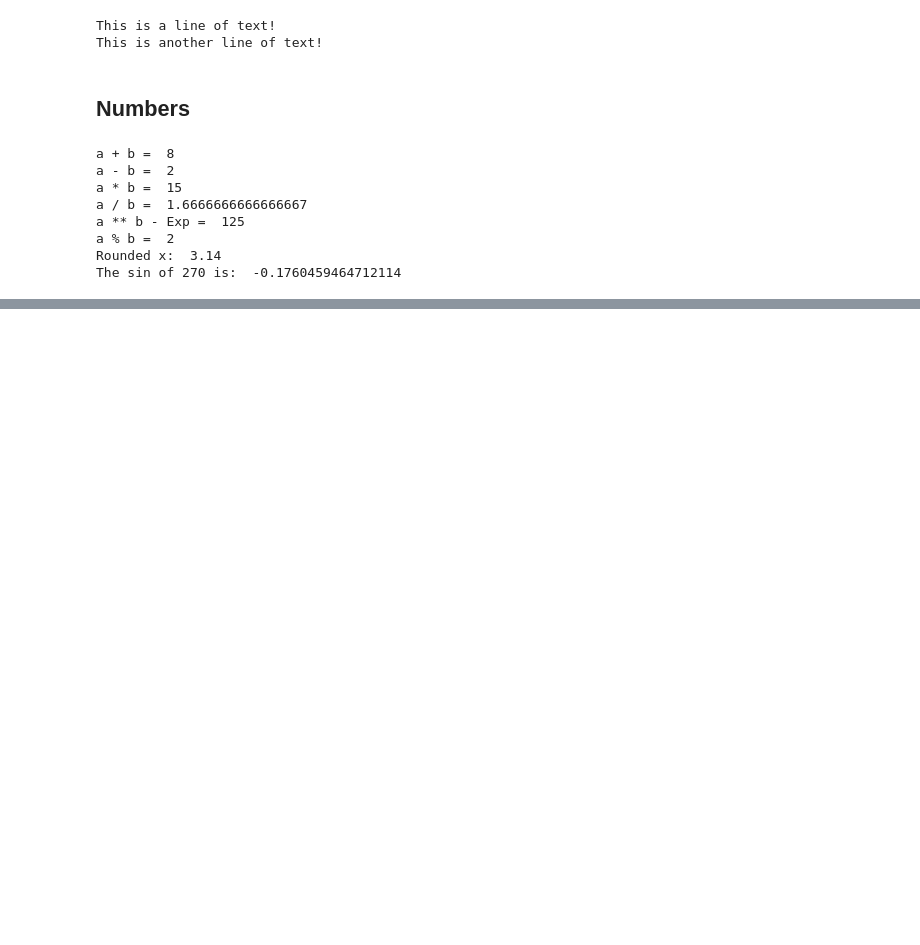
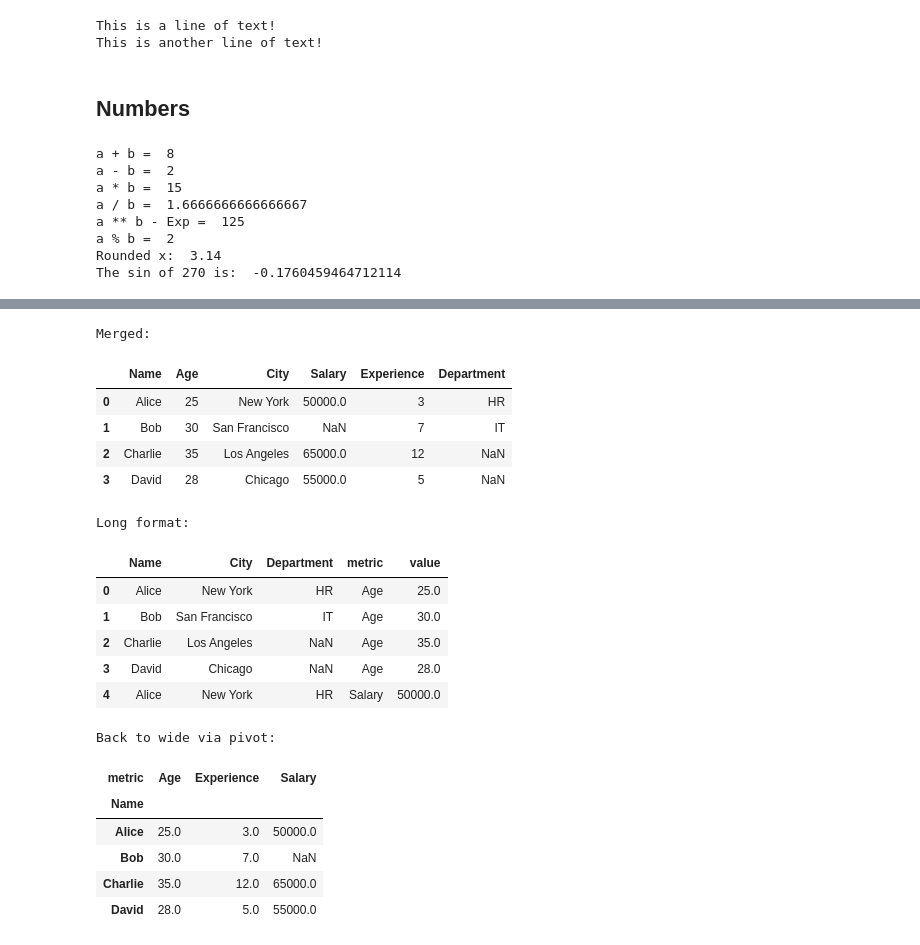
Before and after one commit to jenniferbleaux1/msa550-code-files-2025, a Jupyter notebook: notebooks/00_python_refresher.ipynb, the cells around one changed output, grey strips where cells are left out. Saved outputs shown, nothing was run; the diff lists cells and outputs as text; code cells hidden in the pictures; blank space fills up the shorter version.

```diff
--- a/notebooks/00_python_refresher.ipynb
+++ b/notebooks/00_python_refresher.ipynb
@@ -147,0 +382,14 @@ The sin of 270 is:  -0.1760459464712114
+# %%
+### Select, filter, transform
+print("\nSelect columns:")
+display(df[["Name","Salary"]])   ##  Project two columns by name
+
+print("\nFilter (Age>30):")
+display(df[df["Age"]>30])       # Row filter using a boolean condition
+
+print("\nAdd column:")
+df["Experience"] = [3, 7, 12, 5]  # Create a new column from a list (must match length)
+display(df.head())
+
+print("\nGroupby: mean salary by city")
+display(df.groupby("City")["Salary"].mean())    # Aggregate after grouping by a categorical column
@@ -147,0 +475,45 @@ The sin of 270 is:  -0.1760459464712114
+# %%
+### Merge (join), reshape (melt/pivot)
+
+# Build a small lookup table to join onto df
+df2 = pd.DataFrame({
+    "Name": ["Alice","Bob","Eve"],
+    "Department": ["HR","IT","Finance"]
+})
+
+# Left join: keep all rows in df, bring Department where Name matches df2
+merged = pd.merge(df, df2, on="Name", how="left")
+print("\nMerged:")
+display(merged)
+
+# Reshape wide -> long (one row per metric per person)
+long = pd.melt(merged, id_vars=["Name","City","Department"], value_vars=["Age","Salary","Experience"],
+               var_name="metric", value_name="value")
+print("\nLong format:")
+display(long.head())
+
+# Reshape long -> wide (opposite) using a pivot table
+pivot = long.pivot_table(index="Name", columns="metric", values="value", aggfunc="mean")
+print("\nBack to wide via pivot:")
+display(pivot)
+# %% [output]
+Merged:
+|  | Name | Age | City | Salary | Experience | Department |
+| 0 | Alice | 25 | New York | 50000.0 | 3 | HR |
+| 1 | Bob | 30 | San Francisco | NaN | 7 | IT |
+| 2 | Charlie | 35 | Los Angeles | 65000.0 | 12 | NaN |
+| 3 | David | 28 | Chicago | 55000.0 | 5 | NaN |
+Long format:
+|  | Name | City | Department | metric | value |
+| 0 | Alice | New York | HR | Age | 25.0 |
+| 1 | Bob | San Francisco | IT | Age | 30.0 |
+| 2 | Charlie | Los Angeles | NaN | Age | 35.0 |
+| 3 | David | Chicago | NaN | Age | 28.0 |
+| 4 | Alice | New York | HR | Salary | 50000.0 |
+Back to wide via pivot:
+| metric | Age | Experience | Salary |
+| Name |  |  |  |
+| Alice | 25.0 | 3.0 | 50000.0 |
+| Bob | 30.0 | 7.0 | NaN |
+| Charlie | 35.0 | 12.0 | 65000.0 |
+| David | 28.0 | 5.0 | 55000.0 |
```
Also changed, not shown: parts of 26 cells of this notebook.
